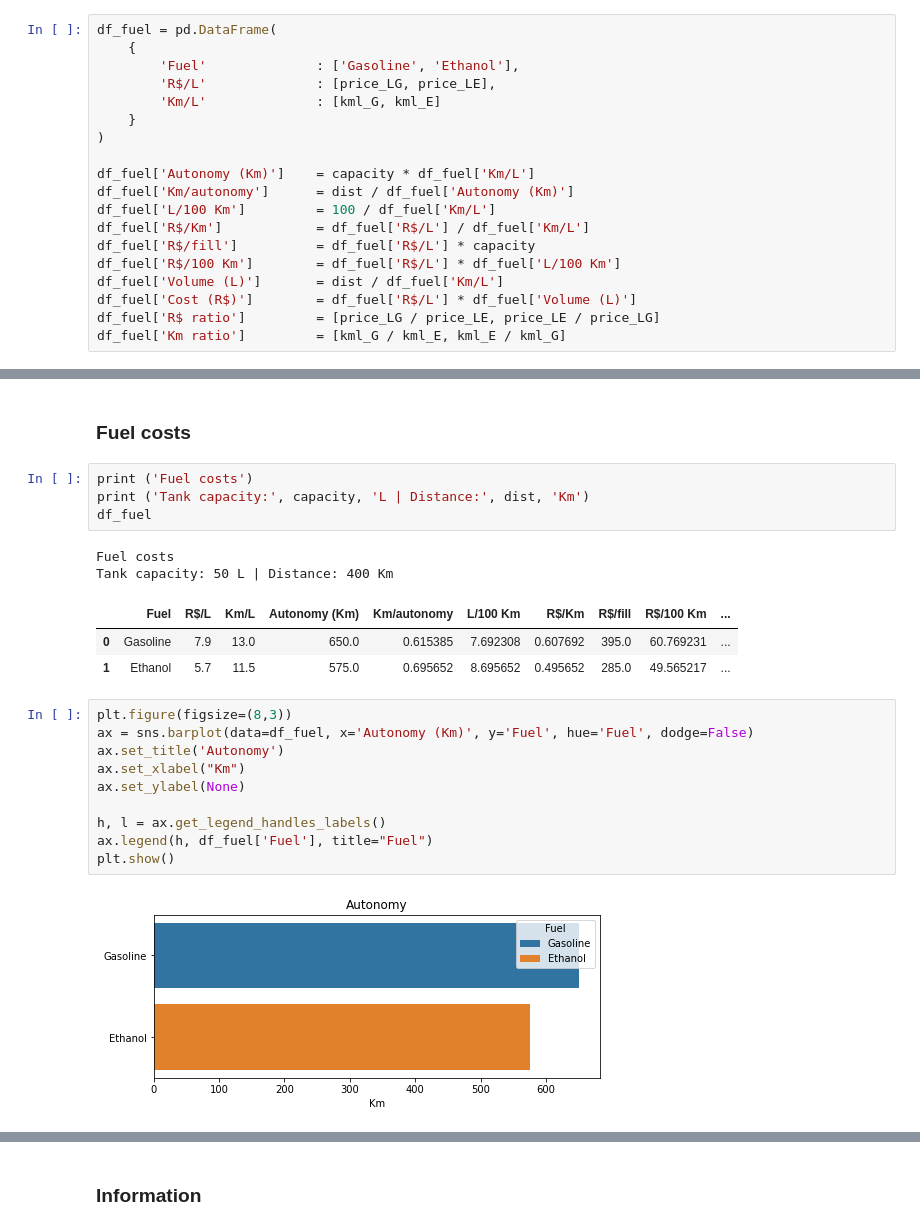
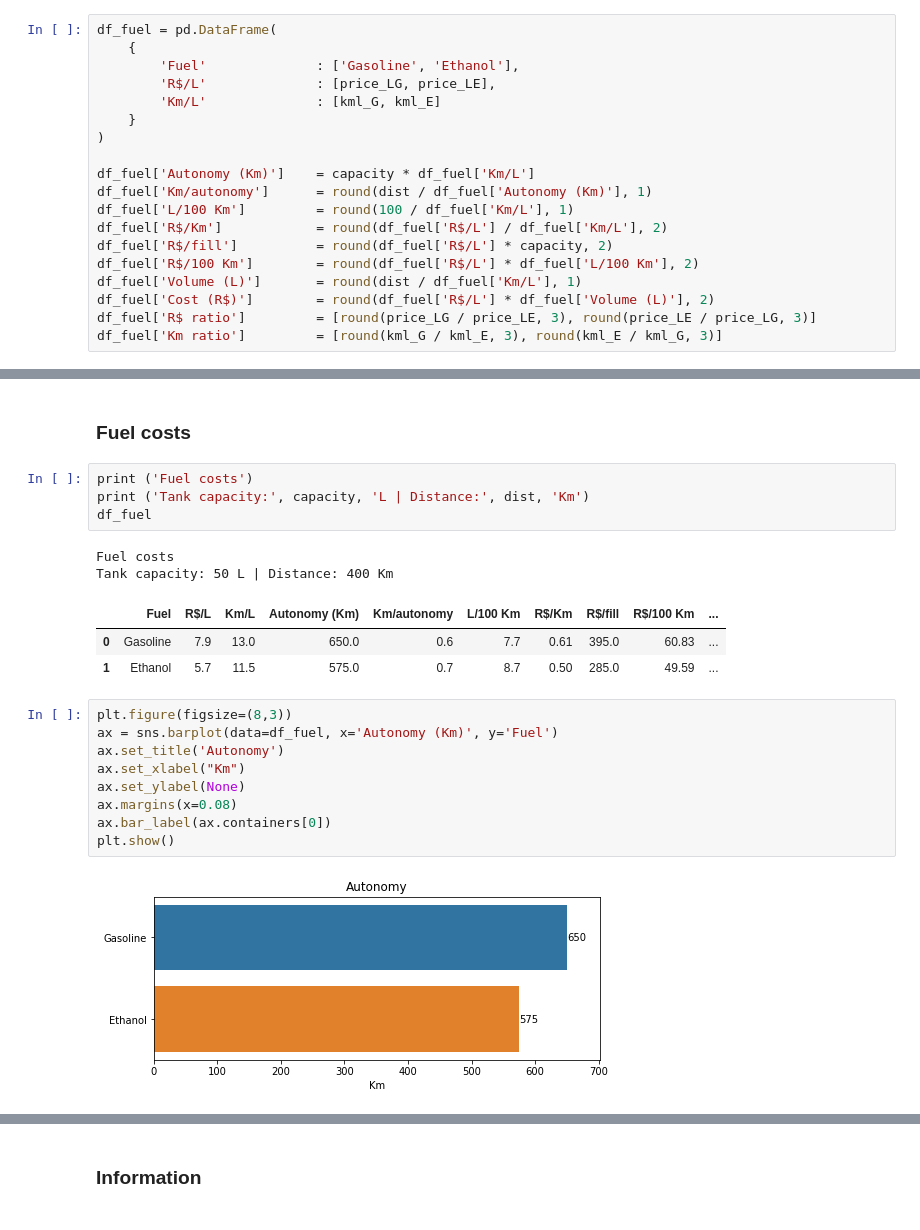
Before and after one commit to vladimirrav/Python, a Jupyter notebook: Calculations - Fuel and average speed.ipynb, the cells around one changed output, grey strips where cells are left out. Drawn from its saved outputs; the diff is of its cells as text.

Commit message:
Rounding and plot improvements

```diff
--- a/Calculations - Fuel and average speed.ipynb
+++ b/Calculations - Fuel and average speed.ipynb
@@ -33,15 +33,15 @@ df_fuel = pd.DataFrame(
 )
 
 df_fuel['Autonomy (Km)']	= capacity * df_fuel['Km/L']
-df_fuel['Km/autonomy']		= dist / df_fuel['Autonomy (Km)']
-df_fuel['L/100 Km'] 		= 100 / df_fuel['Km/L']
-df_fuel['R$/Km']			= df_fuel['R$/L'] / df_fuel['Km/L']
-df_fuel['R$/fill']			= df_fuel['R$/L'] * capacity
-df_fuel['R$/100 Km']		= df_fuel['R$/L'] * df_fuel['L/100 Km']
-df_fuel['Volume (L)']		= dist / df_fuel['Km/L']
-df_fuel['Cost (R$)']		= df_fuel['R$/L'] * df_fuel['Volume (L)']
-df_fuel['R$ ratio']			= [price_LG / price_LE, price_LE / price_LG]
-df_fuel['Km ratio']			= [kml_G / kml_E, kml_E / kml_G]
+df_fuel['Km/autonomy']		= round(dist / df_fuel['Autonomy (Km)'], 1)
+df_fuel['L/100 Km'] 		= round(100 / df_fuel['Km/L'], 1)
+df_fuel['R$/Km']			= round(df_fuel['R$/L'] / df_fuel['Km/L'], 2)
+df_fuel['R$/fill']			= round(df_fuel['R$/L'] * capacity, 2)
+df_fuel['R$/100 Km']		= round(df_fuel['R$/L'] * df_fuel['L/100 Km'], 2)
+df_fuel['Volume (L)']		= round(dist / df_fuel['Km/L'], 1)
+df_fuel['Cost (R$)']		= round(df_fuel['R$/L'] * df_fuel['Volume (L)'], 2)
+df_fuel['R$ ratio']			= [round(price_LG / price_LE, 3), round(price_LE / price_LG, 3)]
+df_fuel['Km ratio']			= [round(kml_G / kml_E, 3), round(kml_E / kml_G, 3)]
 # %%
 one_way = int(dist / n)
 avg_speed = 80
@@ -78,19 +77,18 @@ df_fuel
 Fuel costs
 Tank capacity: 50 L | Distance: 400 Km
 |  | Fuel | R$/L | Km/L | Autonomy (Km) | Km/autonomy | L/100 Km | R$/Km | R$/fill | R$/100 Km | ... |
-| 0 | Gasoline | 7.9 | 13.0 | 650.0 | 0.615385 | 7.692308 | 0.607692 | 395.0 | 60.769231 | ... |
-| 1 | Ethanol | 5.7 | 11.5 | 575.0 | 0.695652 | 8.695652 | 0.495652 | 285.0 | 49.565217 | ... |
+| 0 | Gasoline | 7.9 | 13.0 | 650.0 | 0.6 | 7.7 | 0.61 | 395.0 | 60.83 | ... |
+| 1 | Ethanol | 5.7 | 11.5 | 575.0 | 0.7 | 8.7 | 0.50 | 285.0 | 49.59 | ... |
 # %%
 plt.figure(figsize=(8,3))
-ax = sns.barplot(data=df_fuel, x='Autonomy (Km)', y='Fuel', hue='Fuel', dodge=False)
+ax = sns.barplot(data=df_fuel, x='Autonomy (Km)', y='Fuel')
 ax.set_title('Autonomy')
 ax.set_xlabel("Km")
 ax.set_ylabel(None)
-
-h, l = ax.get_legend_handles_labels()
-ax.legend(h, df_fuel['Fuel'], title="Fuel")
+ax.margins(x=0.08)
+ax.bar_label(ax.containers[0])
 plt.show()
 # %% [output]
-[figure, old version]
+[figure, new version]
 # %%
 plt.figure(figsize=(4,4))
```
Also changed, not shown: parts of 7 cells of this notebook.
